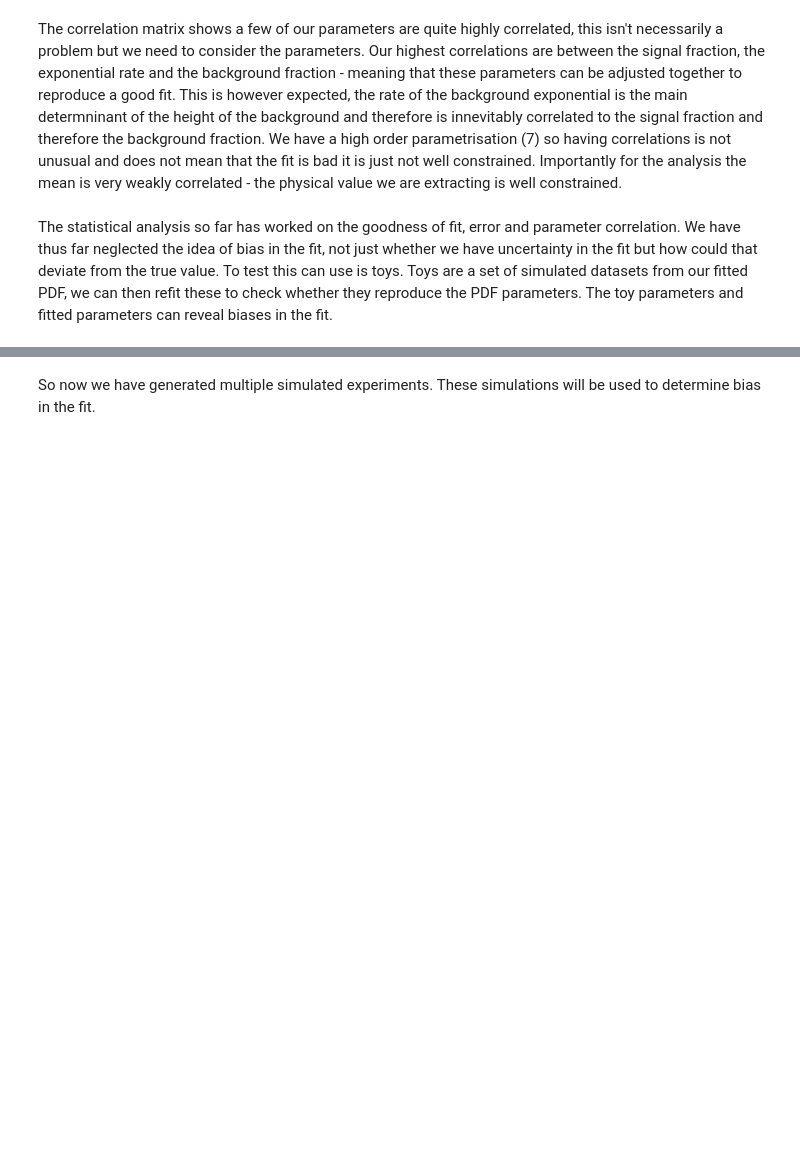
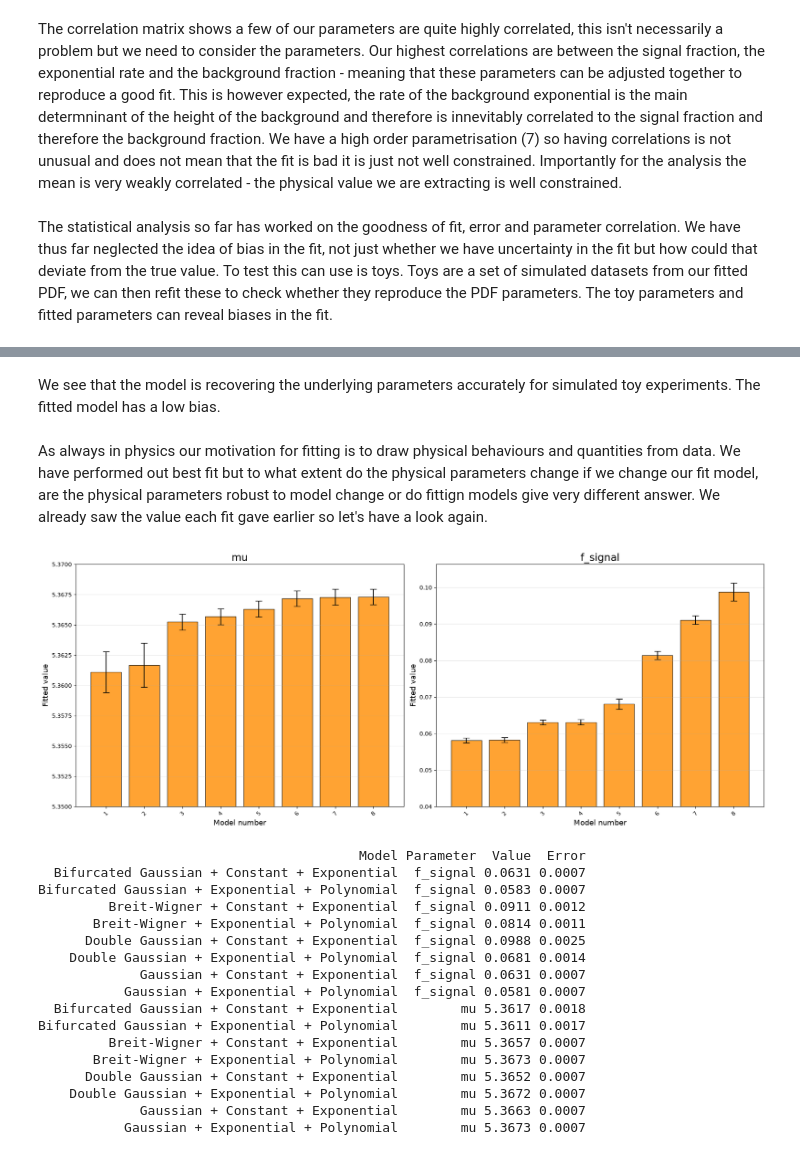
Before and after one commit to OlCrock/DAML, a Jupyter notebook: Project 1/project1.ipynb, the cells around one changed output, grey strips where cells are left out. Drawn from its saved outputs; the diff is of its cells as text; code cells hidden in the pictures; blank space fills up the shorter version.

```diff
--- a/Project 1/project1.ipynb
+++ b/Project 1/project1.ipynb
@@ -465,2 +483,72 @@ print(summary_df)
+# %% [markdown]
+We see that the model is recovering the underlying parameters accurately for simulated toy experiments. The fitted model has a low bias.
 # %% [markdown]
-So now we have generated multiple simulated experiments. These simulations will be used to determine bias in the fit.
+As always in physics our motivation for fitting is to draw physical behaviours and quantities from data. We have performed out best fit but to what extent do the physical parameters change if we change our fit model, are the physical parameters robust to model change or do fittign models give very different answer. We already saw the value each fit gave earlier so let's have a look again.
+# %%
+# Compare the fitted value of each model with its reported uncertainty to visualise robustness.
+# Use the actual fit results, not the toy simulations.
+
+selected_parameters = ["mu", "f_signal"]
+
+summary_rows = []
+for result in fit_results:
+    model_name = result["Model"]
+    for parameter in selected_parameters:
+        if parameter not in result:
+            continue
+        summary_rows.append({
+            "Model": model_name,
+            "Parameter": parameter,
+            "Value": result[parameter],
+            "Error": result[f"{parameter}_err"],
+        })
+
+plot_df = pd.DataFrame(summary_rows)
+
+fig, axes = plt.subplots(1, len(selected_parameters), figsize=(18, 7), sharey=False)
+if len(selected_parameters) == 1:
+    axes = [axes]
+
+for ax, parameter in zip(axes, selected_parameters):
+    subset = plot_df[plot_df["Parameter"] == parameter].sort_values("Value").reset_index(drop=True)
+    labels = [str(i + 1) for i in range(len(subset))]
+
+    ax.bar(labels, subset["Value"], yerr=subset["Error"], capsize=6,
+           color="darkorange", edgecolor="black", alpha=0.8)
+    ax.set_title(f"{parameter}", fontsize=18)
+    ax.set_xlabel("Model number", fontsize=13)
+    ax.set_ylabel("Fitted value", fontsize=13)
+    ax.grid(axis="y", alpha=0.3)
+    ax.tick_params(axis='x', labelrotation=45, labelsize=10)
+    ax.tick_params(axis='y', labelsize=10)
+
+    if parameter == "mu":
+        ax.set_ylim(5.35, 5.37)
+
+    if parameter == "f_signal":
+        ax.set_ylim(0.04, None)
+
+plt.tight_layout()
+plt.show()
+
+# Print a compact table for the final report.
+print(plot_df.sort_values(["Parameter", "Model"]).round(4).to_string(index=False))
+# %% [output]
+[figure, added]
+                                         Model Parameter  Value  Error
+  Bifurcated Gaussian + Constant + Exponential  f_signal 0.0631 0.0007
+Bifurcated Gaussian + Exponential + Polynomial  f_signal 0.0583 0.0007
+         Breit-Wigner + Constant + Exponential  f_signal 0.0911 0.0012
+       Breit-Wigner + Exponential + Polynomial  f_signal 0.0814 0.0011
+      Double Gaussian + Constant + Exponential  f_signal 0.0988 0.0025
+    Double Gaussian + Exponential + Polynomial  f_signal 0.0681 0.0014
+             Gaussian + Constant + Exponential  f_signal 0.0631 0.0007
+           Gaussian + Exponential + Polynomial  f_signal 0.0581 0.0007
+  Bifurcated Gaussian + Constant + Exponential        mu 5.3617 0.0018
+Bifurcated Gaussian + Exponential + Polynomial        mu 5.3611 0.0017
+         Breit-Wigner + Constant + Exponential        mu 5.3657 0.0007
+       Breit-Wigner + Exponential + Polynomial        mu 5.3673 0.0007
+      Double Gaussian + Constant + Exponential        mu 5.3652 0.0007
+    Double Gaussian + Exponential + Polynomial        mu 5.3672 0.0007
+             Gaussian + Constant + Exponential        mu 5.3663 0.0007
+           Gaussian + Exponential + Polynomial        mu 5.3673 0.0007
```
Also changed, not shown: parts of 1 cell of this notebook.
